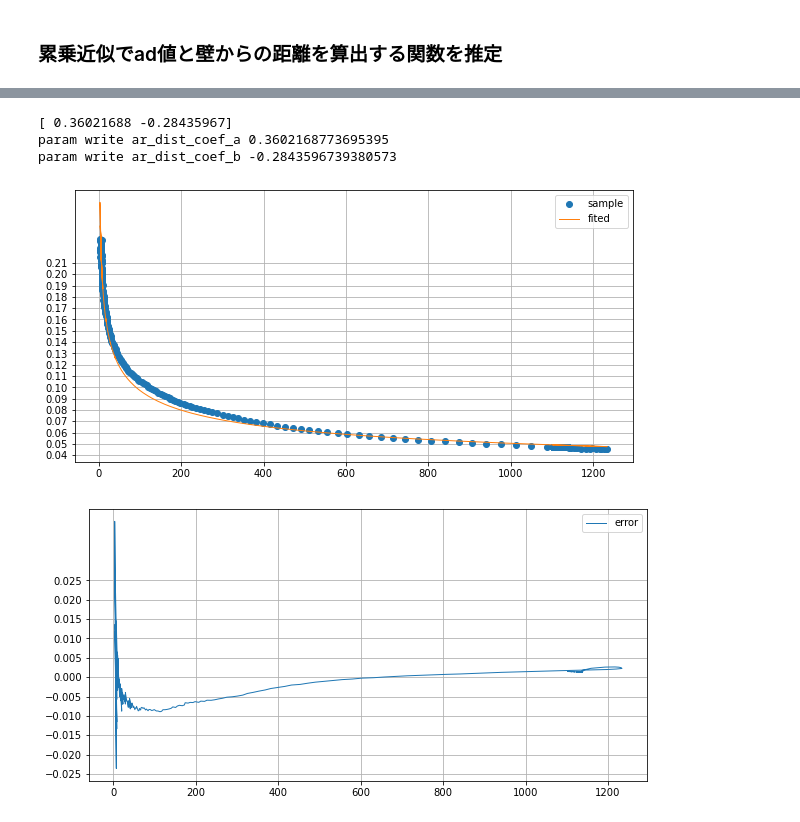
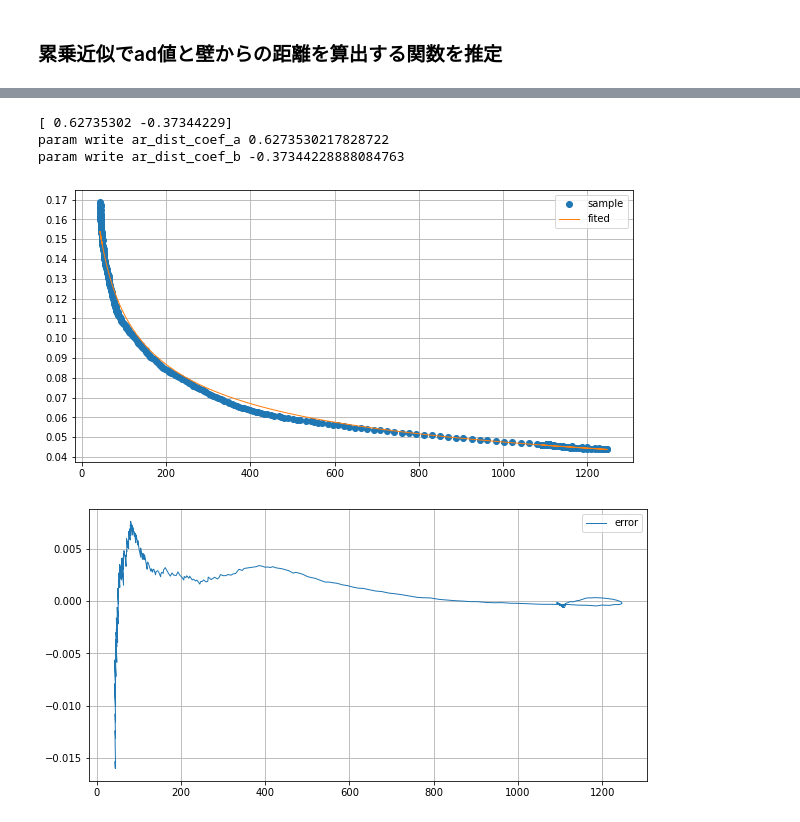
Before and after one commit to GanonKuppa/djtkuwaganon, a Jupyter notebook: tool/regression/regression.ipynb, the cells around one changed output, grey strips where cells are left out. Cells and saved outputs as stored; diff of their text form; code cells hidden in the pictures.

```diff
--- a/tool/regression/regression.ipynb
+++ b/tool/regression/regression.ipynb
@@ -12,7 +12,7 @@ def target_func(x, a, b):
 # %%
 # ログ用csvファイルの読み込み
 
-path = "C:/Users/qtfdl/Desktop/log1.csv"
+path = "C:/Users/qtfdl/Desktop/log.csv"
 csv_data = np.loadtxt(path, delimiter=",", dtype = float, skiprows=1)
 
 TIMESTAMP_COL = 0
@@ -61,37 +61,37 @@ plt.show()
 # %%
 ##########################
-x = wall_ra[30:]
-y = three_section_ahead_dist[30:]
+x = wall_ra[200:]
+y = three_section_ahead_dist[200:]
 
 p_opt, cov = curve_fit(target_func, x, y, maxfev=100000)
 print(p_opt)
 print("param write ar_dist_coef_a " + str(p_opt[0]))
 print("param write ar_dist_coef_b " + str(p_opt[1]))
 
 
 y_fit = np.vectorize(target_func)
 
 plt.figure(figsize=(10,5))
 plt.yticks(np.arange(-0.22, 0.22, step=0.01))
 plt.grid()
 plt.plot(x,y,lw=0,marker='o',clip_on=False, label="sample")
 plt.plot(x,y_fit(x,*p_opt),lw=1, label="fited")
 
 plt.legend()
 plt.show()
 
 plt.figure(figsize=(10,5))
 plt.yticks(np.arange(-0.03, 0.03, step=0.005))
 plt.grid()
 plt.plot(x,y_fit(x,*p_opt)-y,lw=1, label="error")
 
 plt.legend()
 plt.show()
 # %% [output]
-[ 0.36021688 -0.28435967]
-param write ar_dist_coef_a 0.3602168773695395
-param write ar_dist_coef_b -0.2843596739380573
+[ 0.62735302 -0.37344229]
+param write ar_dist_coef_a 0.6273530217828722
+param write ar_dist_coef_b -0.37344228888084763
-[figure, old version]
+[figure, new version]
-[figure, old version]
+[figure, new version]
 # %%
 # AD値からfitting係数算出
```
Also changed, not shown: parts of 2 cells of this notebook, 2 other files.
